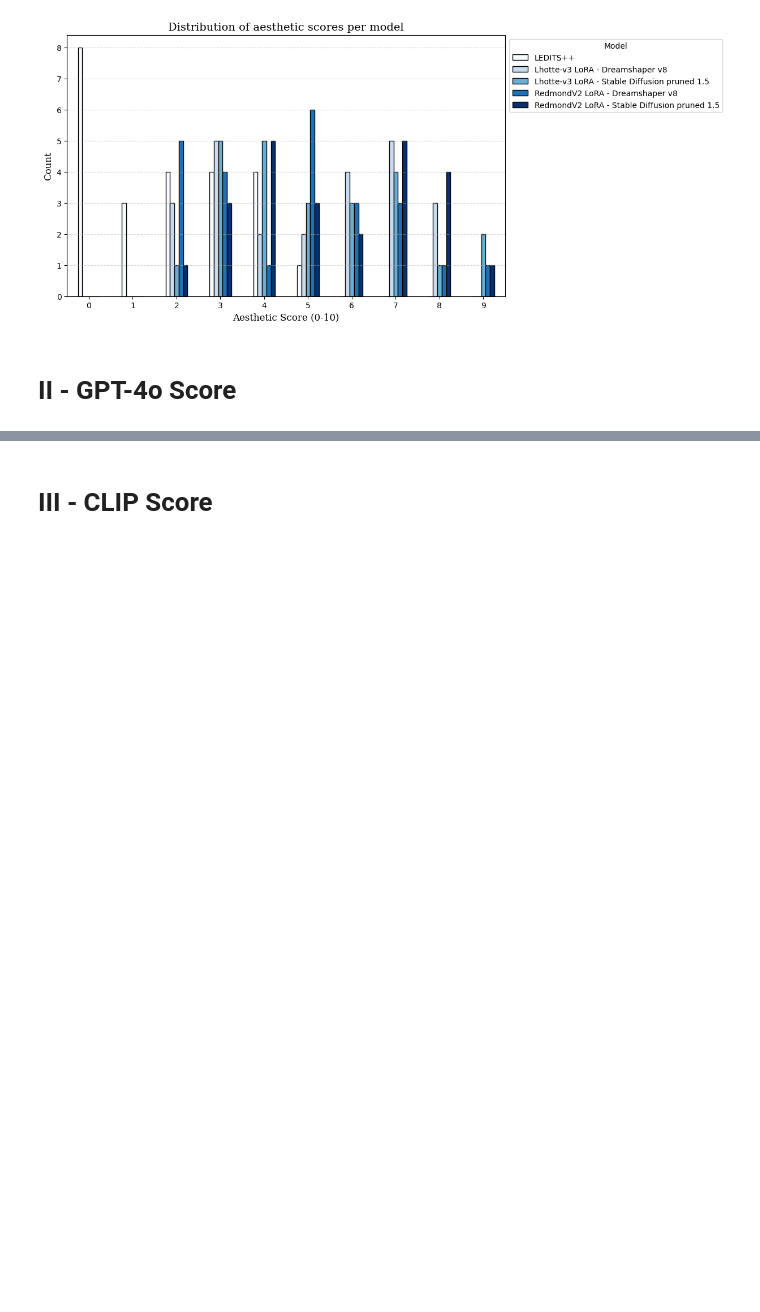
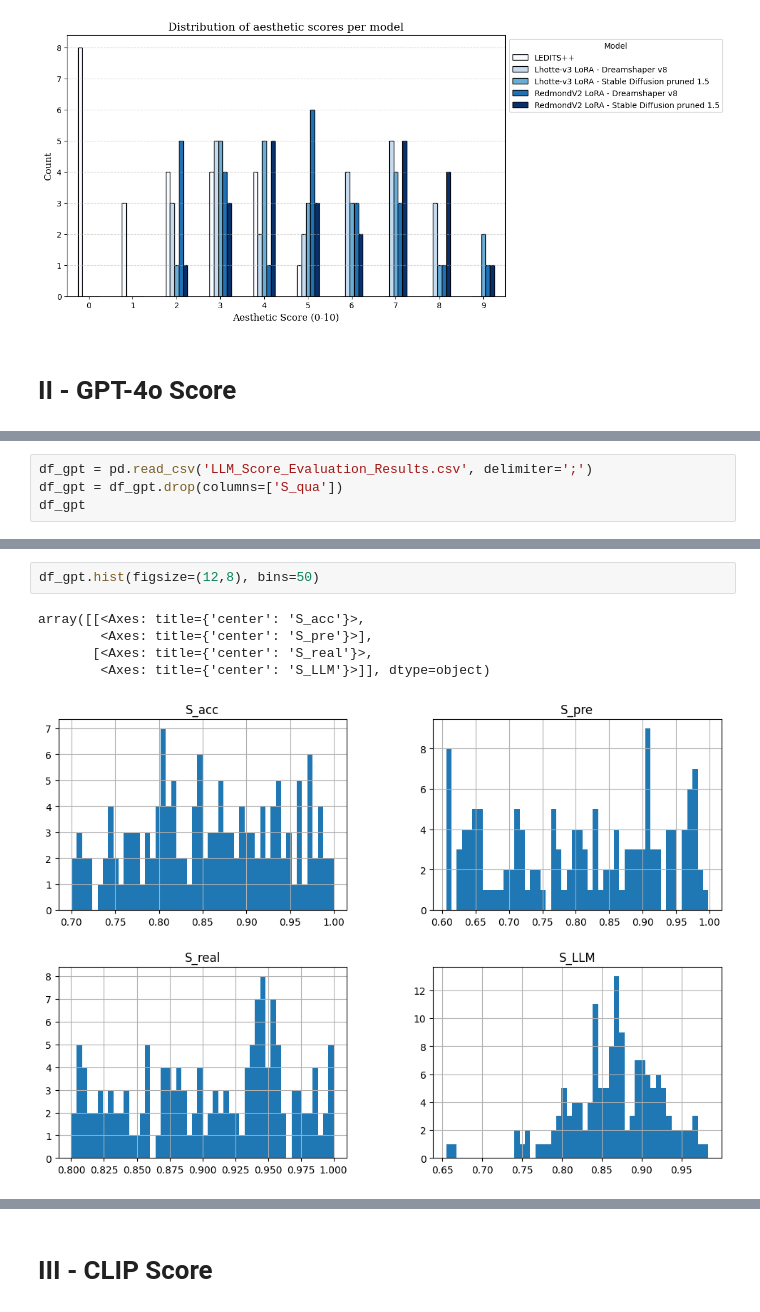
Before and after one commit to louislhotte/seamless-stable-diffusion-cs, a Jupyter notebook: Benchmark/benchmark.ipynb, the cells around one changed output, grey strips where cells are left out. Drawn from its saved outputs; the diff is of its cells as text; blank space fills up the shorter version.

```diff
--- a/Benchmark/benchmark.ipynb
+++ b/Benchmark/benchmark.ipynb
@@ -169,0 +172,4 @@ plt.show()
+# %%
+df_gpt = pd.read_csv('LLM_Score_Evaluation_Results.csv', delimiter=';')
+df_gpt = df_gpt.drop(columns=['S_qua'])
+df_gpt
@@ -169,0 +190,8 @@ plt.show()
+# %%
+df_gpt.hist(figsize=(12,8), bins=50)
+# %% [output]
+array([[<Axes: title={'center': 'S_acc'}>,
+        <Axes: title={'center': 'S_pre'}>],
+       [<Axes: title={'center': 'S_real'}>,
+        <Axes: title={'center': 'S_LLM'}>]], dtype=object)
+[figure, added]
```
Also changed, not shown: parts of 3 cells of this notebook, 1 other file.
